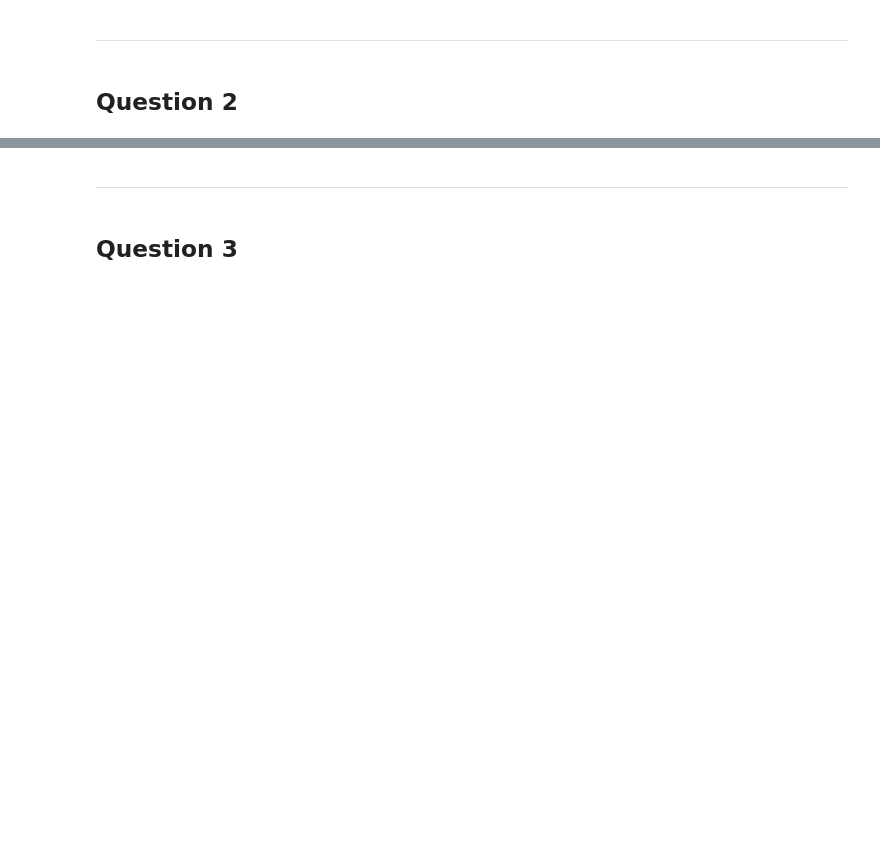
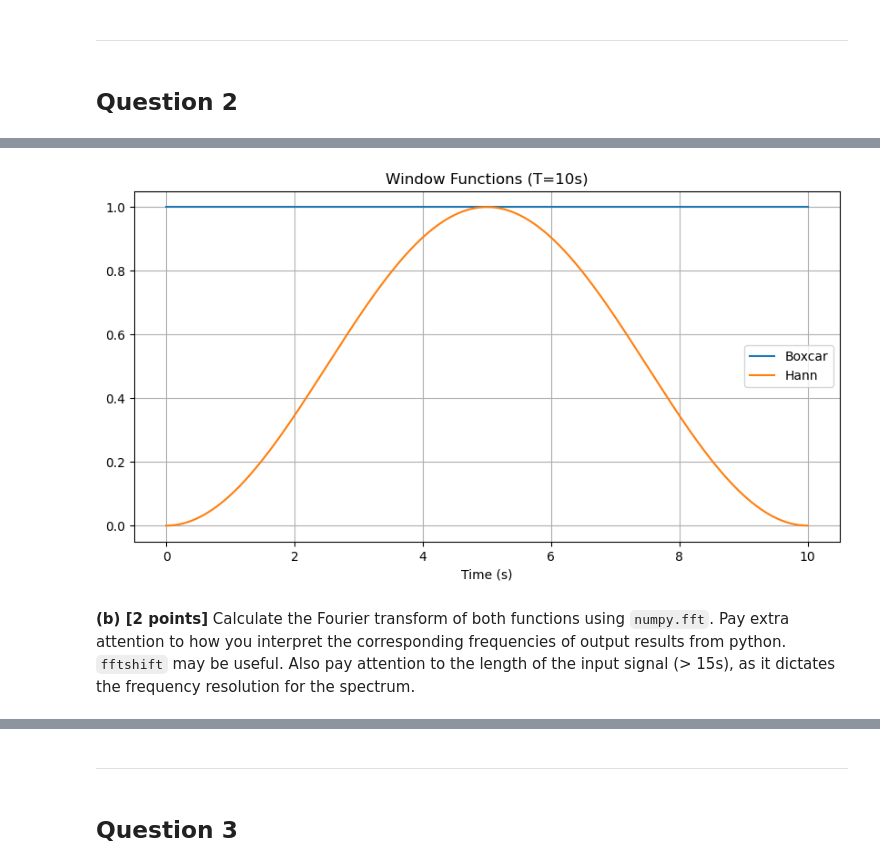
Before and after one commit to 21chengjk1/PHY408Labs, a Jupyter notebook: Lab3/Jack_Cheng_Lab3.ipynb, the cells around one changed output, grey strips where cells are left out. Saved outputs shown, nothing was run; the diff lists cells and outputs as text; code cells hidden in the pictures; blank space fills up the shorter version.

```diff
--- a/Lab3/Jack_Cheng_Lab3.ipynb
+++ b/Lab3/Jack_Cheng_Lab3.ipynb
@@ -20,0 +109,23 @@ a
+# %%
+# Question 2, part a
+T = 10
+dt = 0.01
+t_window = np.arange(0, T + dt, dt)
+
+boxcar = np.ones_like(t_window)
+hann = 0.5 * (1 - np.cos(2 * np.pi * t_window / T))
+
+plt.figure(figsize=(10, 5))
+plt.plot(t_window, boxcar, label='Boxcar')
+plt.plot(t_window, hann, label='Hann')
+plt.title('Window Functions (T=10s)')
+plt.xlabel('Time (s)')
+plt.legend()
+plt.grid(True)
+plt.show()
+# %% [output]
+[figure, added]
+# %% [markdown]
+**(b) [2 points]** Calculate the Fourier transform of both functions using `numpy.fft`.
+    Pay extra attention to how you interpret the corresponding frequencies of output results from python. `fftshift` may be useful.
+    Also pay attention to the length of the input signal (> 15s), as it dictates the frequency resolution for the spectrum.
```
Also changed, not shown: parts of 48 cells of this notebook, 5 other files.
